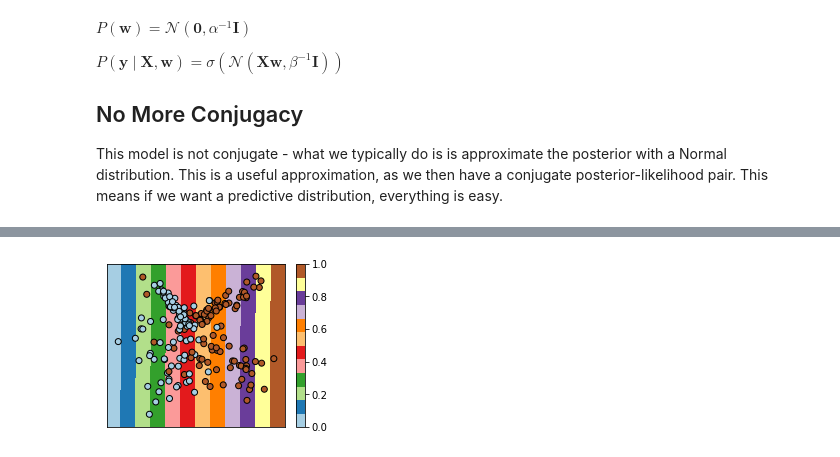
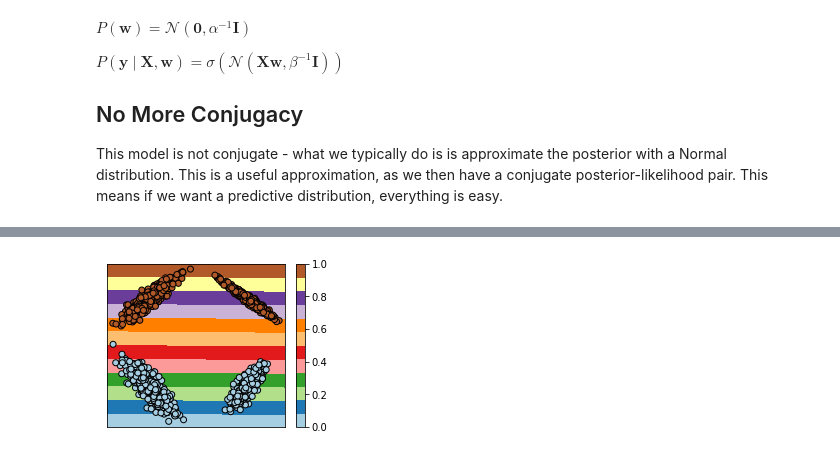
Before and after one commit to chrisorm/pydata-2018, a Jupyter notebook: notebooks/Notebook 3 - Bayesian Logistic Regression, Laplace Approximation.ipynb, the cells around one changed output, grey strips where cells are left out. Drawn from its saved outputs; the diff is of its cells as text; code cells hidden in the pictures.

```diff
--- a/notebooks/Notebook 3 - Bayesian Logistic Regression, Laplace Approximation.ipynb
+++ b/notebooks/Notebook 3 - Bayesian Logistic Regression, Laplace Approximation.ipynb
@@ -25,14 +25,27 @@ from sklearn.datasets import make_classification
 class LogisticRegression(torch.nn.Module):
     def __init__(self, in_features, out_features):
         super(LogisticRegression, self).__init__()
-        self.w = torch.nn.Linear(in_features, out_features, bias=True)
-
+        self.w = torch.nn.Linear(in_features, out_features, bias=False)
         self.bce = torch.nn.BCEWithLogitsLoss()
+        self.sigmoid = torch.nn.Sigmoid()
+        self.prior_mean = torch.from_numpy(np.zeros((in_features,))).float()
+        self.prior_cov = torch.from_numpy(np.identity(in_features)).float()
 
     def forward(self, x):
         return self.w(x)
 
+    def forward_with_softmax(self, x):
+        return self.sigmoid(self.forward(x))
+
     def loss(self, x, y):
         y_hat = self.forward(x)
-        l2 = torch.matmul(self.w.weight, self.w.weight.transpose(0,1)).sum()+self.w.bias**2
-        return self.bce(y_hat, y) + (1.0/3)*l2
+        l2 = self.NLL_prior(self.w.weight)
+        return self.bce(y_hat, y) + l2
+
+    def NLL_prior(self, w):
+        dw = w-self.prior_mean
+        return torch.matmul(torch.matmul(dw, self.prior_cov), dw.transpose(0,1))
+# %%
+x, y = make_classification(n_samples=2000, flip_y=0, n_features=2, n_informative=2, n_redundant=0, class_sep=4.0)
+plt.scatter(x[:,0], x[:,1], c=y)
+x_1s = np.concatenate([np.ones((x.shape[0],1)), x], axis=1)
@@ -39,5 +54,2 @@ class LogisticRegression(torch.nn.Module):
 # %%
-lr = LogisticRegression(2,1)
+lr = LogisticRegression(x_1s.shape[1],1)
-# %%
-x, y = make_classification(n_samples=200, flip_y=0, n_features=2, n_informative=2, n_redundant=0, class_sep=1)
-plt.scatter(x[:,0], x[:,1], c=y)
@@ -57,23 +66,26 @@ for t in range(5000):
 # %%
 h=0.01
 x_min, x_max = x[:, 0].min() - .5, x[:, 0].max() + .5
 y_min, y_max = x[:, 1].min() - .5, x[:, 1].max() + .5
 xx, yy = np.meshgrid(np.arange(x_min, x_max, h), np.arange(y_min, y_max, h))
-Z = lr.forward(torch.from_numpy(np.c_[xx.ravel(), yy.ravel()]).float()).data.numpy()
+
+xy_1s = np.c_[np.ones(len(xx.ravel())), xx.ravel(), yy.ravel()]
+
+Z = lr.forward(torch.from_numpy(xy_1s).float()).data.numpy()
 
 # Put the result into a cololr plot
 Z = Z.reshape(xx.shape)
 plt.figure(1, figsize=(4, 3))
 plt.pcolormesh(xx, yy, Z, cmap=plt.cm.Paired)
 
 # Plot also the training points
 plt.scatter(x[:, 0], x[:, 1], c=y, edgecolors='k', cmap=plt.cm.Paired)
 
 plt.xlim(xx.min(), xx.max())
 plt.ylim(yy.min(), yy.max())
 plt.xticks(())
 plt.yticks(())
 plt.colorbar()
 plt.show()
 # %% [output]
-[figure, old version]
+[figure, new version]
```
Also changed, not shown: parts of 7 cells of this notebook, 2 other files.
